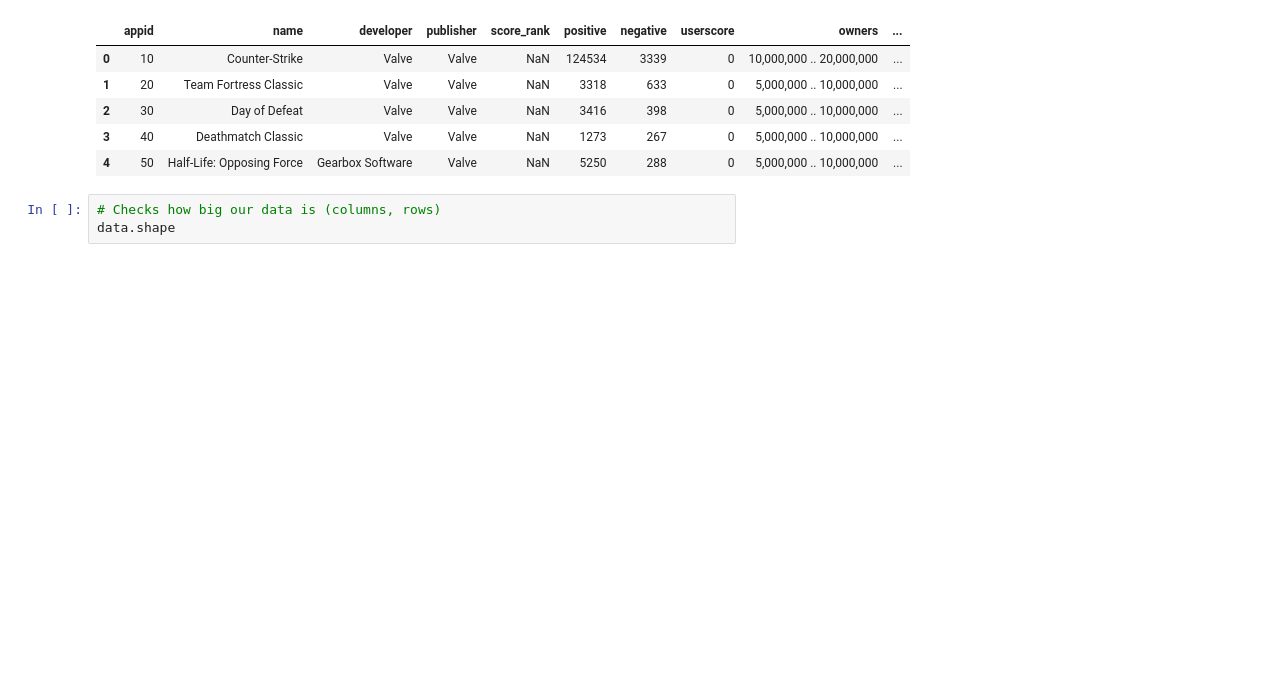
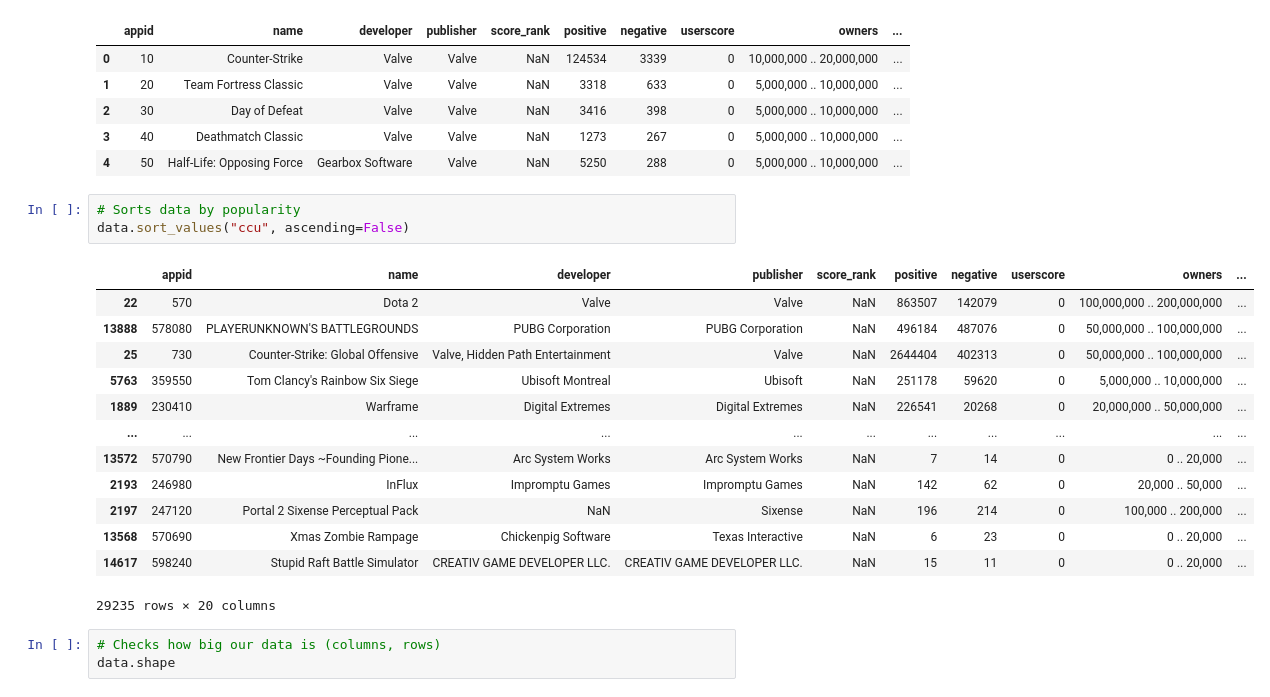
Before and after one commit to Florrena/project, a Jupyter notebook: 1.ipynb, the cells around one changed output. Cells and saved outputs as stored; diff of their text form; blank space fills up the shorter version.

Commit message:
data sort

```diff
--- a/1.ipynb
+++ b/1.ipynb
@@ -16,6 +16,23 @@ data.head(5)
 | 2 | 30 | Day of Defeat | Valve | Valve | NaN | 3416 | 398 | 0 | 5,000,000 .. 10,000,000 | ... |
 | 3 | 40 | Deathmatch Classic | Valve | Valve | NaN | 1273 | 267 | 0 | 5,000,000 .. 10,000,000 | ... |
 | 4 | 50 | Half-Life: Opposing Force | Gearbox Software | Valve | NaN | 5250 | 288 | 0 | 5,000,000 .. 10,000,000 | ... |
+# %%
+# Sorts data by popularity
+data.sort_values("ccu", ascending=False)
+# %% [output]
+|  | appid | name | developer | publisher | score_rank | positive | negative | userscore | owners | ... |
+| 22 | 570 | Dota 2 | Valve | Valve | NaN | 863507 | 142079 | 0 | 100,000,000 .. 200,000,000 | ... |
+| 13888 | 578080 | PLAYERUNKNOWN'S BATTLEGROUNDS | PUBG Corporation | PUBG Corporation | NaN | 496184 | 487076 | 0 | 50,000,000 .. 100,000,000 | ... |
+| 25 | 730 | Counter-Strike: Global Offensive | Valve, Hidden Path Entertainment | Valve | NaN | 2644404 | 402313 | 0 | 50,000,000 .. 100,000,000 | ... |
+| 5763 | 359550 | Tom Clancy's Rainbow Six Siege | Ubisoft Montreal | Ubisoft | NaN | 251178 | 59620 | 0 | 5,000,000 .. 10,000,000 | ... |
+| 1889 | 230410 | Warframe | Digital Extremes | Digital Extremes | NaN | 226541 | 20268 | 0 | 20,000,000 .. 50,000,000 | ... |
+| ... | ... | ... | ... | ... | ... | ... | ... | ... | ... | ... |
+| 13572 | 570790 | New Frontier Days ~Founding Pione... | Arc System Works | Arc System Works | NaN | 7 | 14 | 0 | 0 .. 20,000 | ... |
+| 2193 | 246980 | InFlux | Impromptu Games | Impromptu Games | NaN | 142 | 62 | 0 | 20,000 .. 50,000 | ... |
+| 2197 | 247120 | Portal 2 Sixense Perceptual Pack | NaN | Sixense | NaN | 196 | 214 | 0 | 100,000 .. 200,000 | ... |
+| 13568 | 570690 | Xmas Zombie Rampage | Chickenpig Software | Texas Interactive | NaN | 6 | 23 | 0 | 0 .. 20,000 | ... |
+| 14617 | 598240 | Stupid Raft Battle Simulator | CREATIV GAME DEVELOPER LLC. | CREATIV GAME DEVELOPER LLC. | NaN | 15 | 11 | 0 | 0 .. 20,000 | ... |
+29235 rows × 20 columns
 # %%
 # Checks how big our data is (columns, rows)
 data.shape
```
Also changed, not shown: parts of 5 cells of this notebook.
